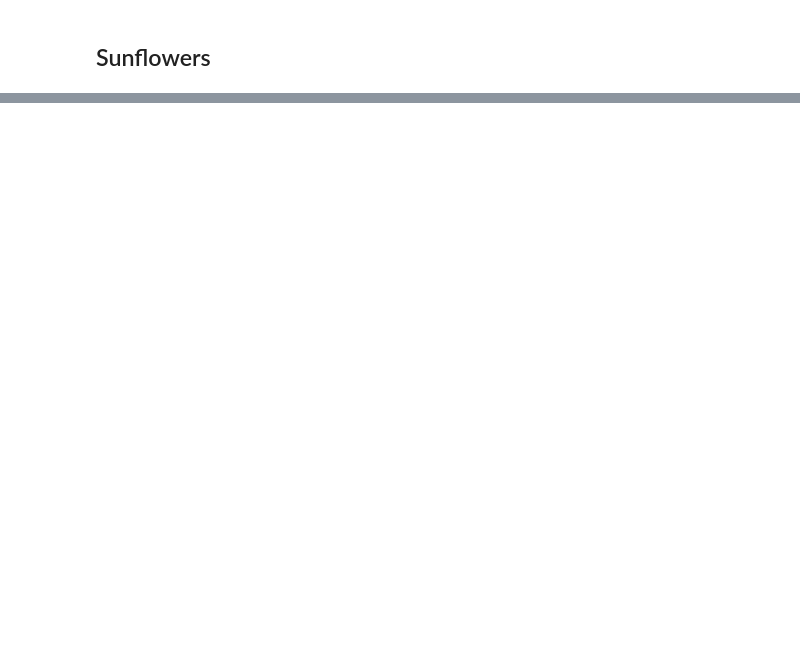
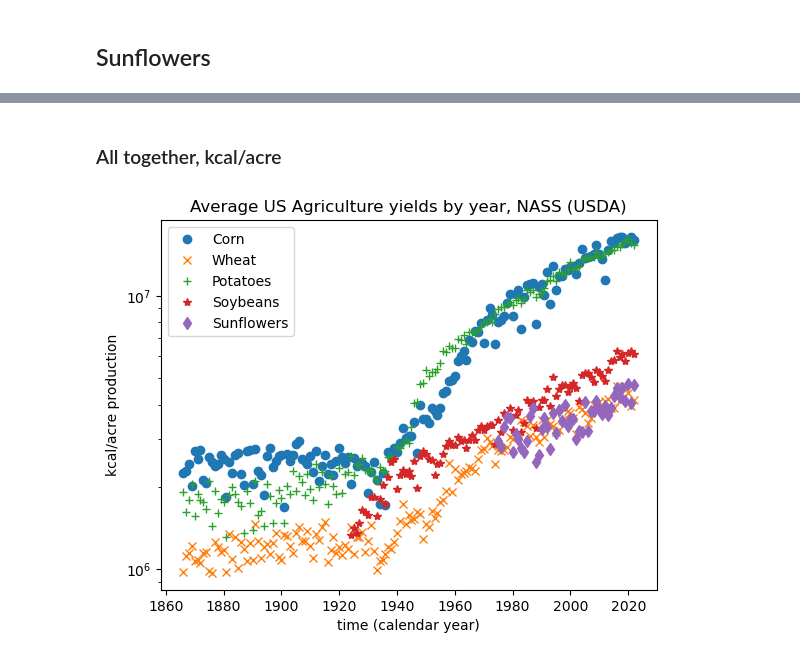
Before and after one commit to ntmoore/food_energy_paper, a Jupyter notebook: ag_yields_graph/make_figure.ipynb, the cells around one changed output, grey strips where cells are left out. Saved outputs shown, nothing was run; the diff lists cells and outputs as text; code cells hidden in the pictures; blank space fills up the shorter version.

```diff
--- a/ag_yields_graph/make_figure.ipynb
+++ b/ag_yields_graph/make_figure.ipynb
@@ -161,6 +188,11 @@ csv[0:3]
 # %%
 soybeans_year=csv[:,1]
 soybeans_bu_per_acre=csv[:,-2]
+
+soybeans_lbs_per_bu=60
+#grams_per_lbs
+soybeans_kcal_per_gram=446.0/100.0
+soybeans_kcal_per_acre=soybeans_bu_per_acre*soybeans_lbs_per_bu*grams_per_lbs*soybeans_kcal_per_gram
 # %%
 plt.plot(corn_year,corn_bu_per_acre,"o",label="Corn (BU/ACRE)")
 plt.plot(wheat_year,wheat_bu_per_acre,"x",label="Wheat (BU/ACRE)")
@@ -208,6 +264,10 @@ csv[0:3]
 # %%
 sunflowers_year=csv[:,1]
 sunflowers_lbs_per_acre=csv[:,-2]
+
+#grams_per_lbs
+sunflowers_kcal_per_gram=584.0/100.0
+sunflowers_kcal_per_acre=sunflowers_lbs_per_acre*grams_per_lbs*sunflowers_kcal_per_gram
 # %%
 plt.plot(corn_year,corn_bu_per_acre,"o",label="Corn (BU/ACRE)")
 plt.plot(wheat_year,wheat_bu_per_acre,"x",label="Wheat (BU/ACRE)")
@@ -224,0 +287,18 @@ plt.yscale("log")
+# %% [markdown]
+### All together, kcal/acre
+# %%
+plt.plot(corn_year,corn_kcal_per_acre,"o",label="Corn")
+plt.plot(wheat_year,wheat_kcal_per_acre,"x",label="Wheat")
+plt.plot(potatoes_year,potatoes_kcal_per_acre,"+",label="Potatoes")
+plt.plot(soybeans_year,soybeans_kcal_per_acre,"*",label="Soybeans")
+#plt.plot(sugarbeets_year,sugarbeets_kcal_per_acre,".",label="Sugarbeets")
+plt.plot(sunflowers_year,sunflowers_kcal_per_acre,"d",label="Sunflowers")
+plt.xlabel("time (calendar year)")
+plt.ylabel("kcal/acre production")
+plt.title("Average US Agriculture yields by year, NASS (USDA)")
+plt.legend()
+plt.yscale("log")
+#plt.show()
+#plt.savefig("bear-quadratic.pdf")
+# %% [output]
+[figure, added]
```
Also changed, not shown: parts of 16 cells of this notebook.
